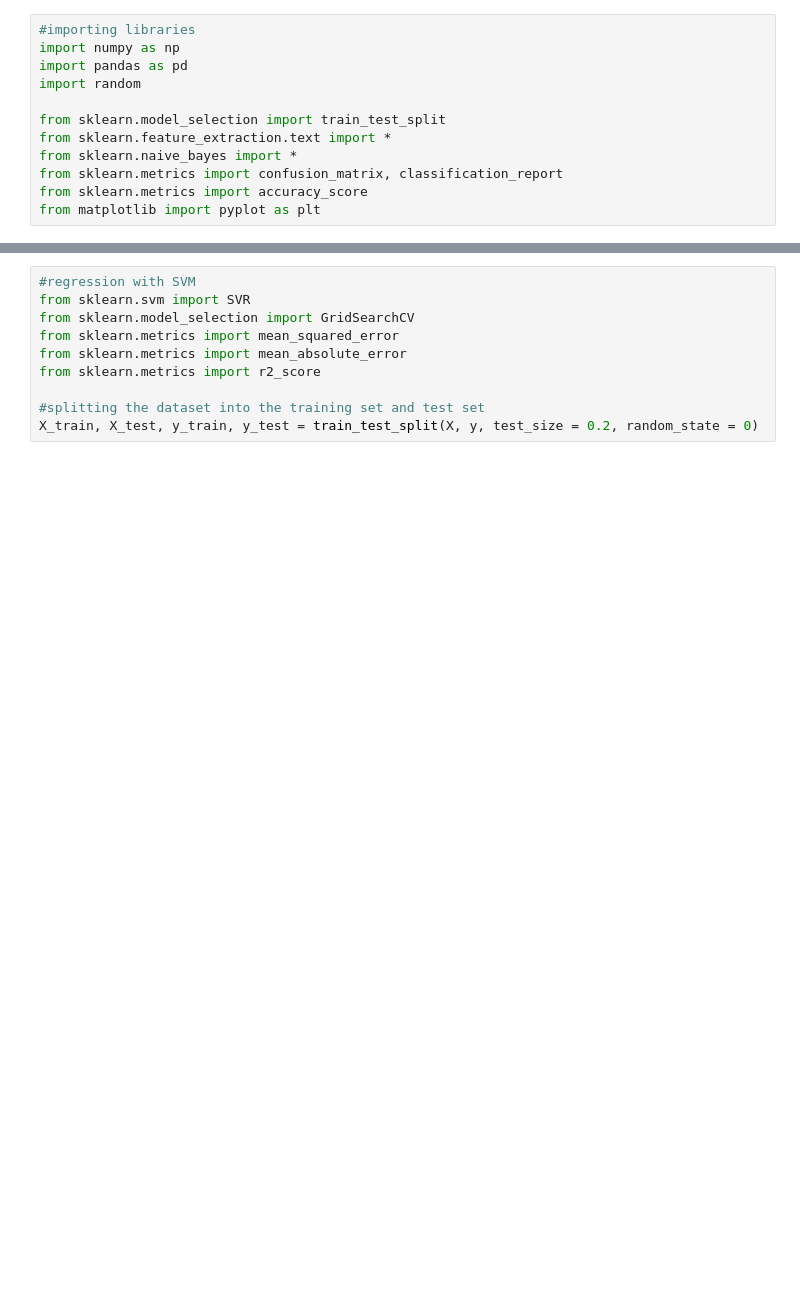
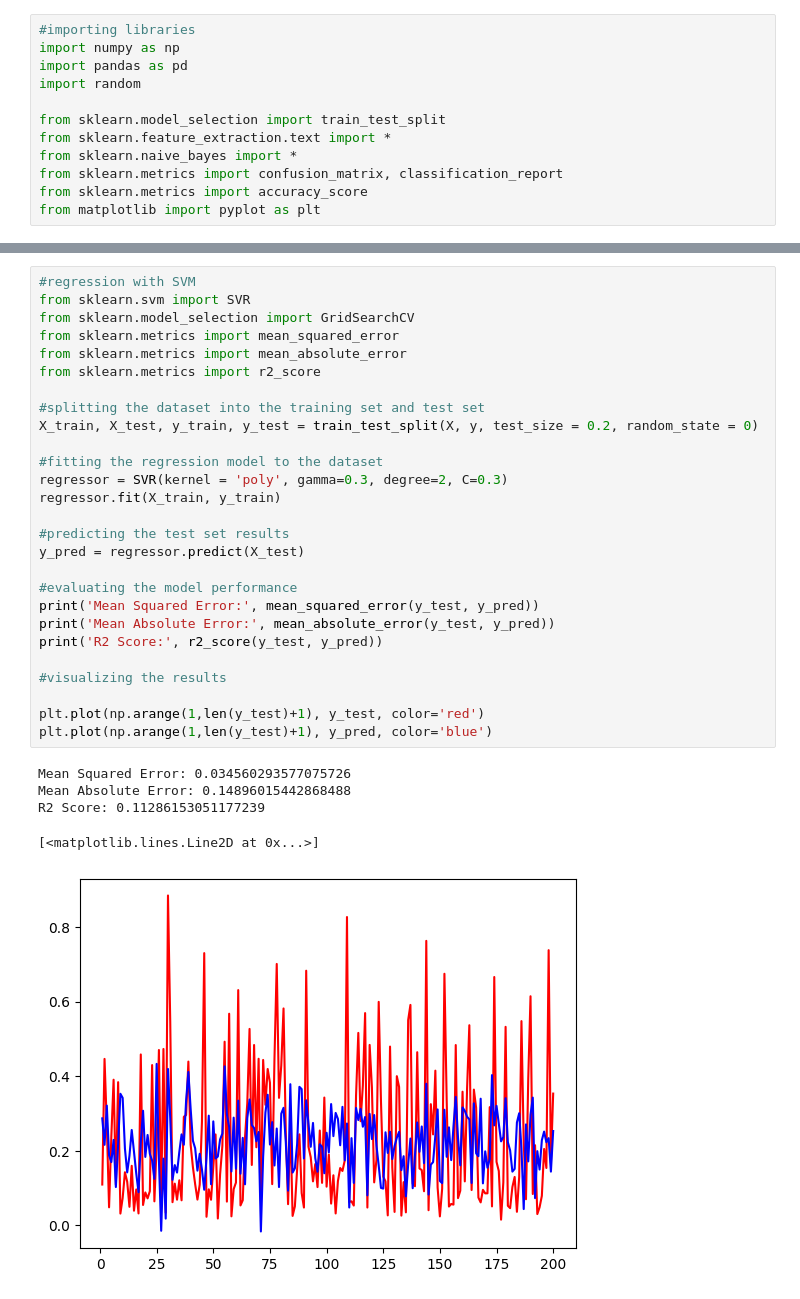
Before and after one commit to Frklin/ML-hw1, a Jupyter notebook: Regression.ipynb, the cells around one changed output, grey strips where cells are left out. Saved outputs shown, nothing was run; the diff lists cells and outputs as text; blank space fills up the shorter version.

```diff
--- a/Regression.ipynb
+++ b/Regression.ipynb
@@ -25,13 +27,36 @@ File loaded: 1000 samples.
 # %%
 #regression with SVM
 from sklearn.svm import SVR
 from sklearn.model_selection import GridSearchCV
 from sklearn.metrics import mean_squared_error
 from sklearn.metrics import mean_absolute_error
 from sklearn.metrics import r2_score
 
 #splitting the dataset into the training set and test set
 X_train, X_test, y_train, y_test = train_test_split(X, y, test_size = 0.2, random_state = 0)
+
+#fitting the regression model to the dataset
+regressor = SVR(kernel = 'poly', gamma=0.3, degree=2, C=0.3)
+regressor.fit(X_train, y_train)
+
+#predicting the test set results
+y_pred = regressor.predict(X_test)
+
+#evaluating the model performance
+print('Mean Squared Error:', mean_squared_error(y_test, y_pred))
+print('Mean Absolute Error:', mean_absolute_error(y_test, y_pred))
+print('R2 Score:', r2_score(y_test, y_pred))
+
+#visualizing the results
+
+plt.plot(np.arange(1,len(y_test)+1), y_test, color='red')
+plt.plot(np.arange(1,len(y_test)+1), y_pred, color='blue')
+# %% [output]
+Mean Squared Error: 0.034560293577075726
+Mean Absolute Error: 0.14896015442868488
+R2 Score: 0.11286153051177239
+[<matplotlib.lines.Line2D at 0x...>]
+[figure, added]
 # %%
 #regression with Random Forest
 from sklearn.ensemble import RandomForestRegressor
```
Also changed, not shown: parts of 4 cells of this notebook.
